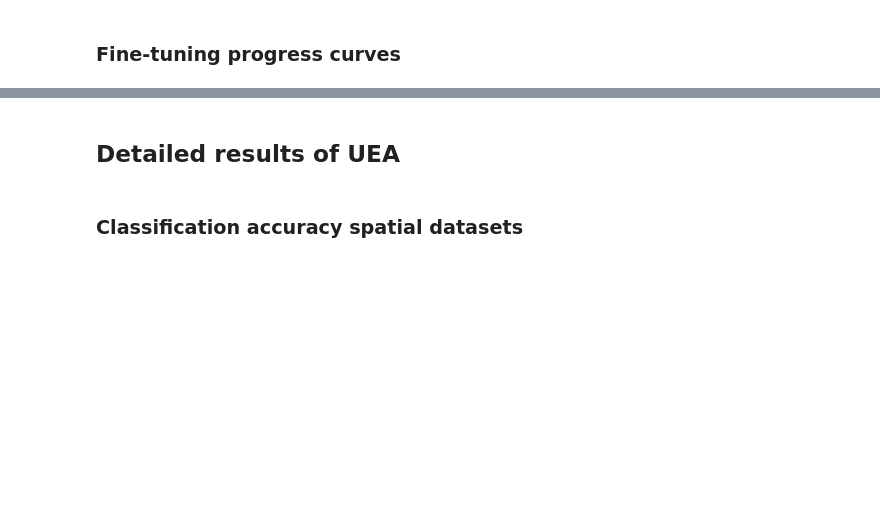
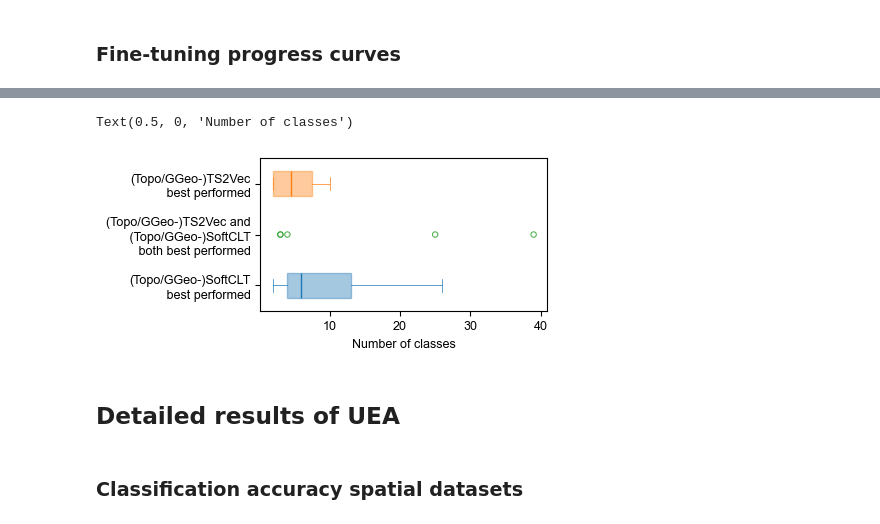
Before and after one commit to Yiru-Jiao/spclt, a Jupyter notebook: figures/visual.ipynb, the cells around one changed output, grey strips where cells are left out. Drawn from its saved outputs; the diff is of its cells as text; code cells hidden in the pictures; blank space fills up the shorter version.

```diff
--- a/figures/visual.ipynb
+++ b/figures/visual.ipynb
@@ -390,0 +633,26 @@ fig.savefig('macro_traffic_progress.pdf', bbox_inches='tight', dpi=600)
+# %%
+fig, ax = plt.subplots(figsize=(4.5,2), constrained_layout=True)
+_ = ax.boxplot([softclt_wins], positions=[1],
+           vert=False, widths=0.5, patch_artist=True, showfliers=True, showmeans=False, meanline=False,
+           boxprops=dict(facecolor='tab:blue', color='tab:blue', linewidth=1, alpha=0.4),
+           whiskerprops=dict(color='tab:blue', linewidth=0.5),
+           capprops=dict(color='tab:blue', linewidth=0.5),
+           medianprops=dict(color='tab:blue', linewidth=1),
+           )
+_ = ax.boxplot([ts2vec_wins], positions=[3],
+              vert=False, widths=0.5, patch_artist=True, showfliers=True, showmeans=False, meanline=False,
+              boxprops=dict(facecolor='tab:orange', color='tab:orange', linewidth=1, alpha=0.4),
+              whiskerprops=dict(color='tab:orange', linewidth=0.5),
+              capprops=dict(color='tab:orange', linewidth=0.5),
+              medianprops=dict(color='tab:orange', linewidth=1),
+              )
+_ = ax.scatter(ties, [2]*len(ties), color='tab:green', marker='o', s=15, alpha=0.8, facecolors='none', linewidths=0.8)
+
+ax.set_yticks([1,2,3])
+ax.set_yticklabels(['(Topo/GGeo-)SoftCLT\n best performed',
+                    '(Topo/GGeo-)TS2Vec and\n (Topo/GGeo-)SoftCLT\n both best performed',
+                    '(Topo/GGeo-)TS2Vec\n best performed'])
+ax.set_xlabel('Number of classes')
+# %% [output]
+Text(0.5, 0, 'Number of classes')
+[figure, added]
```
Also changed, not shown: parts of 26 cells of this notebook.
